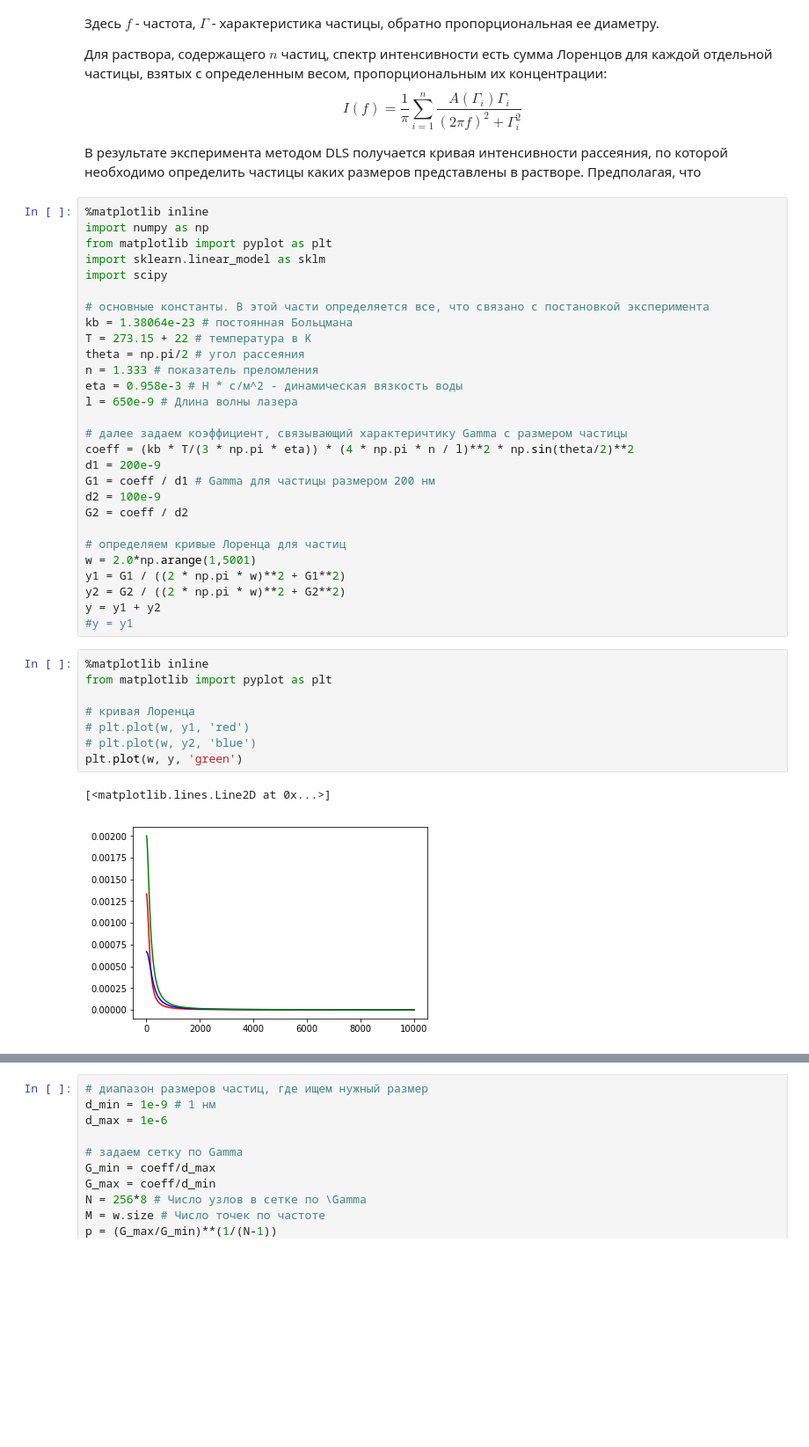
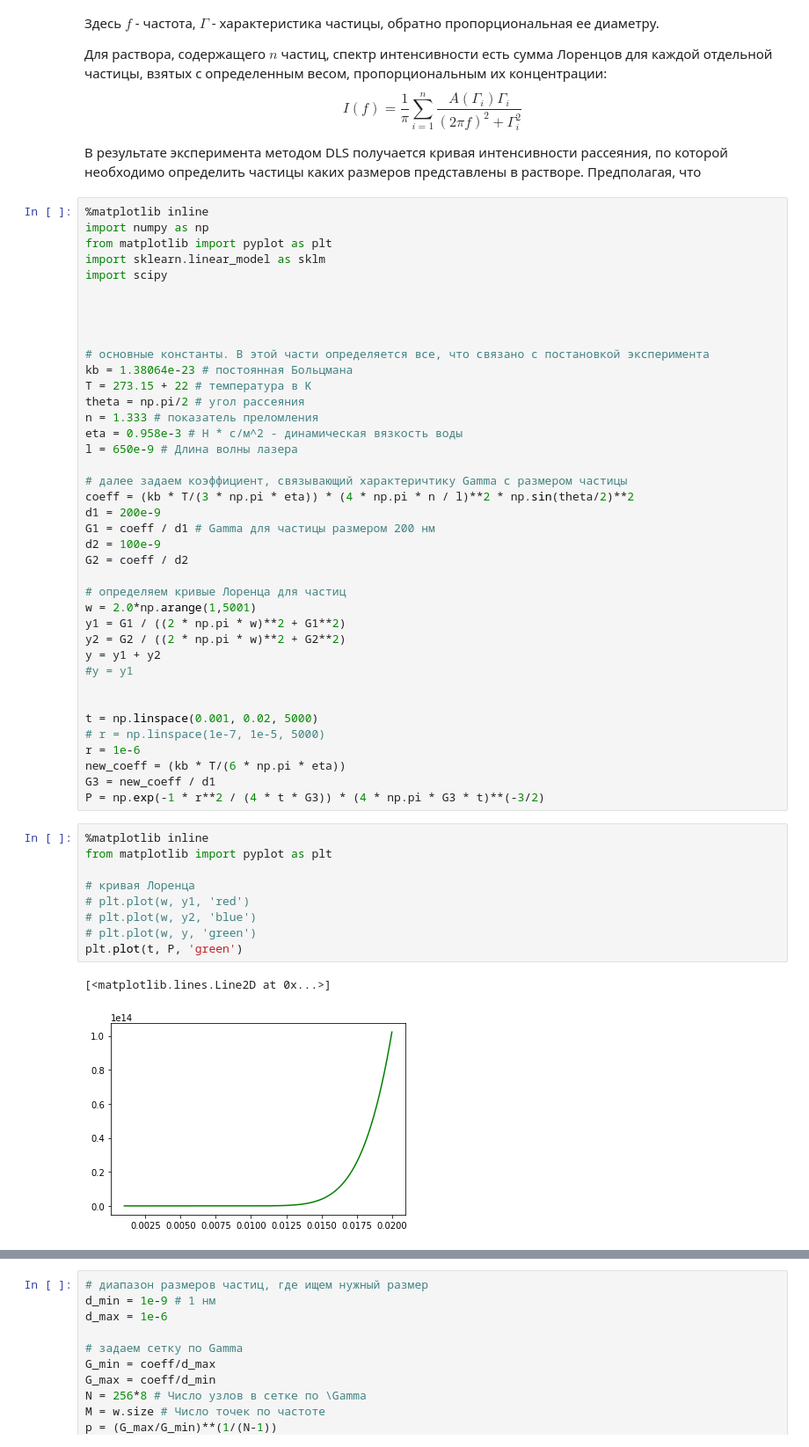
Before and after one commit to mikhan333/DLS_analysis, a Jupyter notebook: DLS.ipynb, the cells around one changed output, grey strips where cells are left out. Shown at 88% size. Cells and saved outputs as stored; diff of their text form; blank space fills up the shorter version.

```diff
--- a/DLS.ipynb
+++ b/DLS.ipynb
@@ -39,6 +39,9 @@ import numpy as np
 from matplotlib import pyplot as plt
 import sklearn.linear_model as sklm
 import scipy
+
+
+
 
 # основные константы. В этой части определяется все, что связано с постановкой эксперимента
 kb = 1.38064e-23 # постоянная Больцмана
@@ -61,14 +64,23 @@ y1 = G1 / ((2 * np.pi * w)**2 + G1**2)
 y2 = G2 / ((2 * np.pi * w)**2 + G2**2)
 y = y1 + y2
 #y = y1
+
+
+t = np.linspace(0.001, 0.02, 5000)
+# r = np.linspace(1e-7, 1e-5, 5000)
+r = 1e-6
+new_coeff = (kb * T/(6 * np.pi * eta))
+G3 = new_coeff / d1
+P = np.exp(-1 * r**2 / (4 * t * G3)) * (4 * np.pi * G3 * t)**(-3/2)
 # %%
 %matplotlib inline
 from matplotlib import pyplot as plt
 
 # кривая Лоренца
 # plt.plot(w, y1, 'red')
 # plt.plot(w, y2, 'blue')
-plt.plot(w, y, 'green')
+# plt.plot(w, y, 'green')
+plt.plot(t, P, 'green')
 # %% [output]
 [<matplotlib.lines.Line2D at 0x...>]
-[figure, old version]
+[figure, new version]
```
Also changed, not shown: parts of 2 cells of this notebook, 4 other files.
